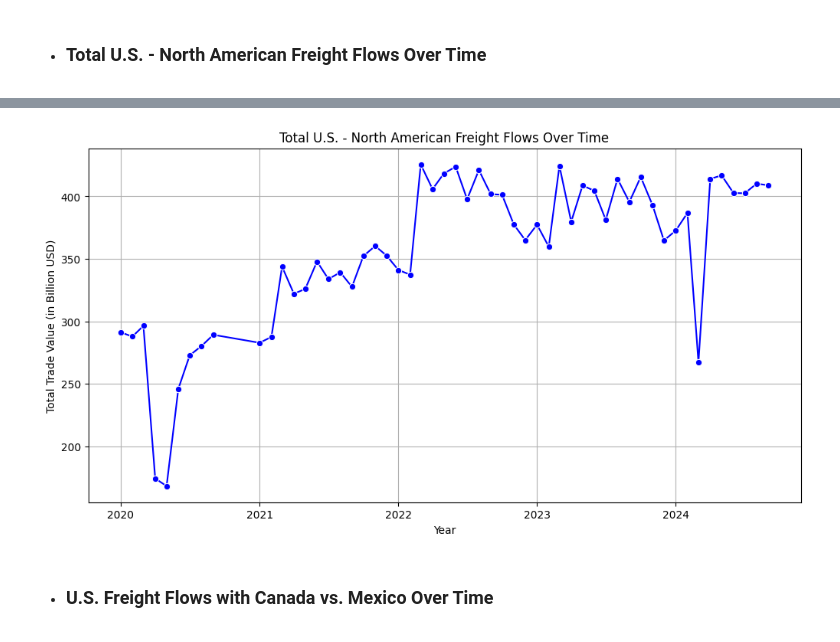
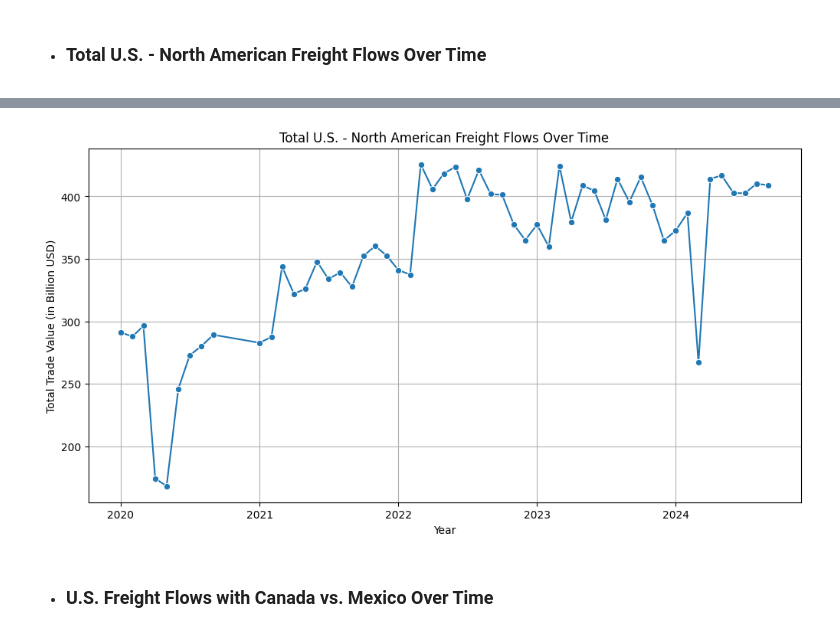
Before and after one commit to matth-adenyo/TransBorder_Freight_Data_Analysis, a Jupyter notebook: Trans-Border Freight Analysis.ipynb, the cells around one changed output, grey strips where cells are left out. Drawn from its saved outputs; the diff is of its cells as text; code cells hidden in the pictures.

```diff
--- a/Trans-Border Freight Analysis.ipynb
+++ b/Trans-Border Freight Analysis.ipynb
@@ -1228,23 +1288,23 @@ final_data['DATE'] = pd.to_datetime(final_data['YEAR'].astype(str) + "-" + final
 # %%
 total_trends = final_data.groupby('DATE')['VALUE'].sum().reset_index()
 total_trends['VALUE'] = total_trends['VALUE'] / 1e9
 
 plt.figure(figsize=(12, 6))
-sns.lineplot(x = 'DATE', y = 'VALUE', data = total_trends, marker = 'o', color = 'blue')
+sns.lineplot(x = 'DATE', y = 'VALUE', data = total_trends, marker = 'o')
 plt.xlabel('Year')
 plt.ylabel('Total Trade Value (in Billion USD)')
 plt.title('Total U.S. - North American Freight Flows Over Time')
 plt.grid(True)
 plt.show()
 # %% [output]
 [interactive output not drawn]
 [interactive output not drawn]
 [interactive output not drawn]
 [interactive output not drawn]
 [interactive output not drawn]
 [interactive output not drawn]
 [interactive output not drawn]
-[figure, old version]
+[figure, new version]
 # %% [markdown]
 - ### U.S. Freight Flows with Canada vs. Mexico Over Time
 # %%
```
Also changed, not shown: parts of 12 cells of this notebook.
